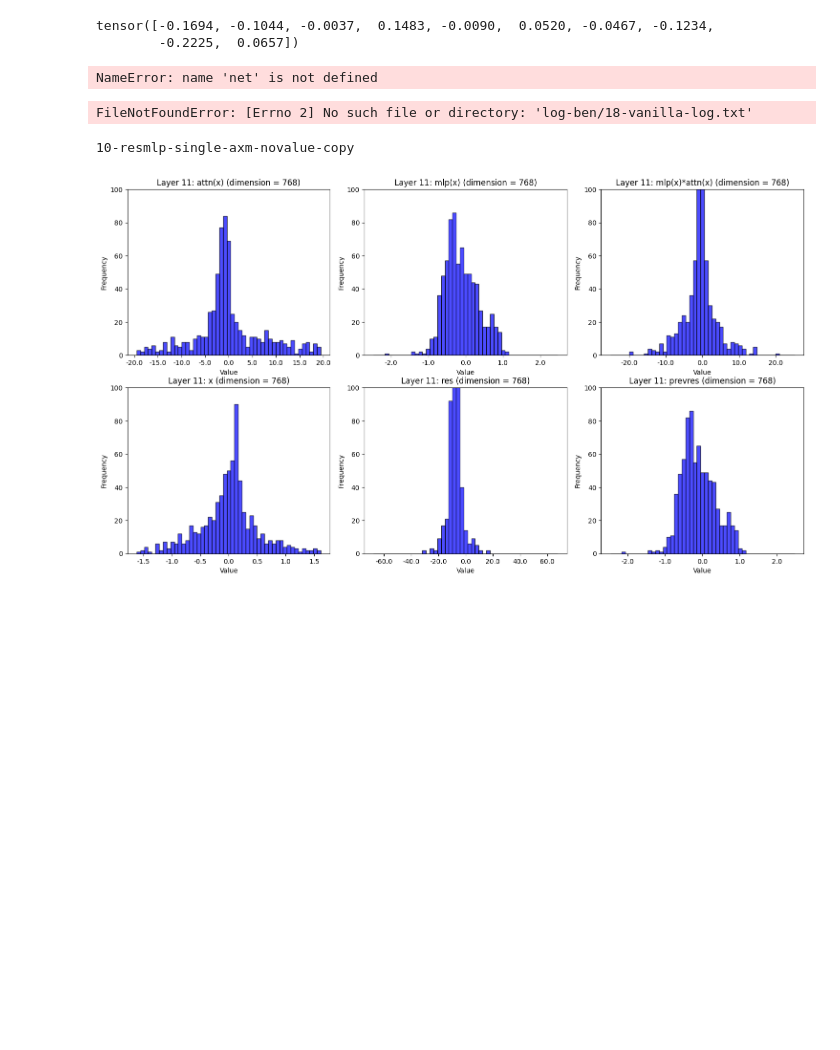
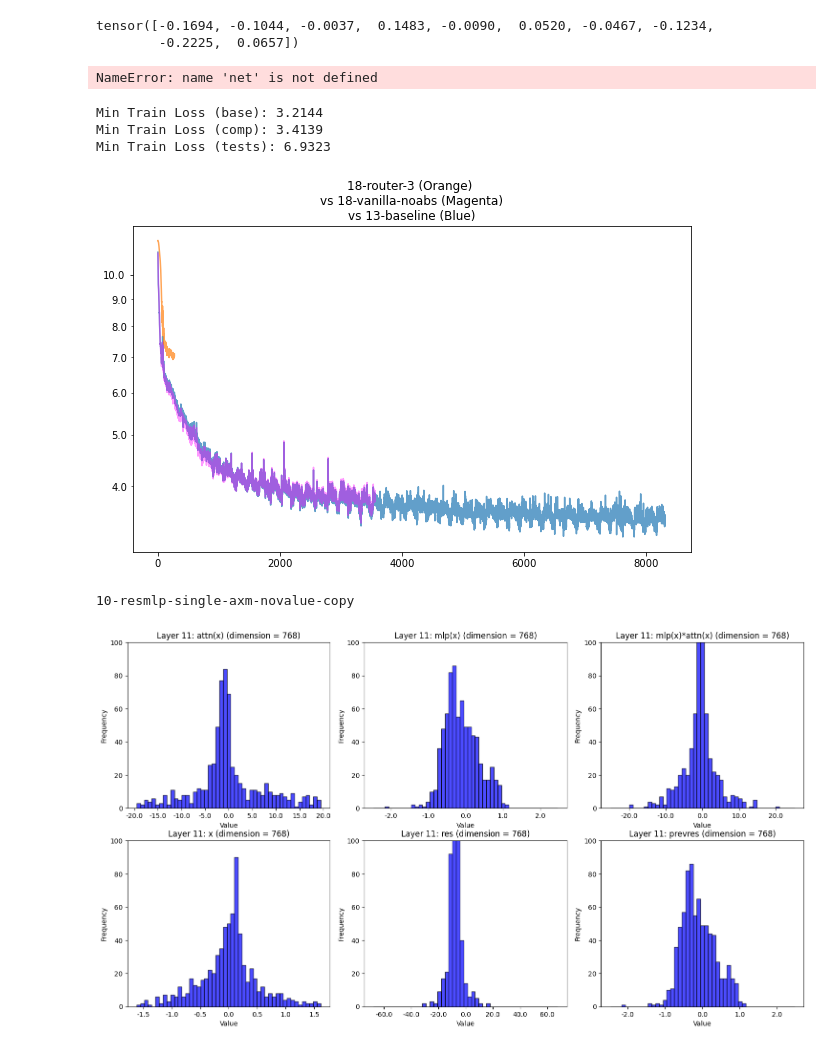
Before and after one commit to Vervious/gpt, a Jupyter notebook: play.ipynb, the cells around one changed output. Cells and saved outputs as stored; diff of their text form; code cells hidden in the pictures; blank space fills up the shorter version.

```diff
--- a/play.ipynb
+++ b/play.ipynb
@@ -259,13 +259,13 @@ def gen_points(filename):
     return streams_xy
 
 # testname = "7-test-2"
-testname = "18-vanilla-noabs"
+testname = "18-router-3"
 # testname = "16-attentionsink-noreuse-efficientresw"
 # thirdname = "13-complicated-2"
 # thirdname = "16-vanilla-mlpscale-64"
 # thirdname = "14-mlpmatrix-moreinner"
 # thirdname = "16-sinkgate-vanilla-2"
-thirdname = "18-vanilla-abs"
+thirdname = "18-vanilla-noabs"
 # thirdname = "17-identity-test"
 # thirdname = "16-principle-1"
 # thirdname = "10-resmlp-single-attnxmlp"
@@ -280,34 +280,37 @@ streams_xy_comp = gen_points(f"log-ben/{thirdname}-log.txt")
 # create figure
 plt.figure(figsize=(10, 6))
 
 
 LEFT = 0
 RIGHT = 10000
 
 xs, ys = streams_xy_0["train"] # training loss
 ys = np.array(ys)
 plt.plot(xs[LEFT:RIGHT], ys[LEFT:RIGHT], label=f'nanogpt ({sz}) train loss base', alpha=0.7)
 print("Min Train Loss (base):", min(ys))
 
 xs, ys = streams_xy_comp["train"] # training loss
 ys = np.array(ys)
 plt.plot(xs[LEFT:RIGHT], ys[LEFT:RIGHT], label=f'nanogpt ({sz}) train loss test', alpha=0.4, color='magenta')
 print("Min Train Loss (comp):", min(ys))
 
 xs, ys = streams_xy_test["train"] # training loss
 ys = np.array(ys)
 plt.plot(xs[LEFT:RIGHT], ys[LEFT:RIGHT], label=f'nanogpt ({sz}) train loss test', alpha=0.7)
 print("Min Train Loss (tests):", min(ys))
 plt.title(f"{testname} (Orange) \nvs {thirdname} (Magenta)\nvs {basename} (Blue)")
 
 plt.yscale('log',base=10)
 
 plt.gca().yaxis.set_major_formatter(FormatStrFormatter('%.1f'))  # Decimal format for major ticks
 plt.gca().yaxis.set_minor_formatter(FormatStrFormatter('%.1f'))  # Optional: Minor ticks decimal format
 
 plt.savefig(f"img/{testname}.jpg")
 # %% [output]
-FileNotFoundError: [Errno 2] No such file or directory: 'log-ben/18-vanilla-log.txt'
+Min Train Loss (base): 3.2144
+Min Train Loss (comp): 3.4139
+Min Train Loss (tests): 6.9323
+[figure, added]
 # %%
 import ast
 import numpy as np
```
Also changed, not shown: parts of 1 cell of this notebook, 16 other files.
